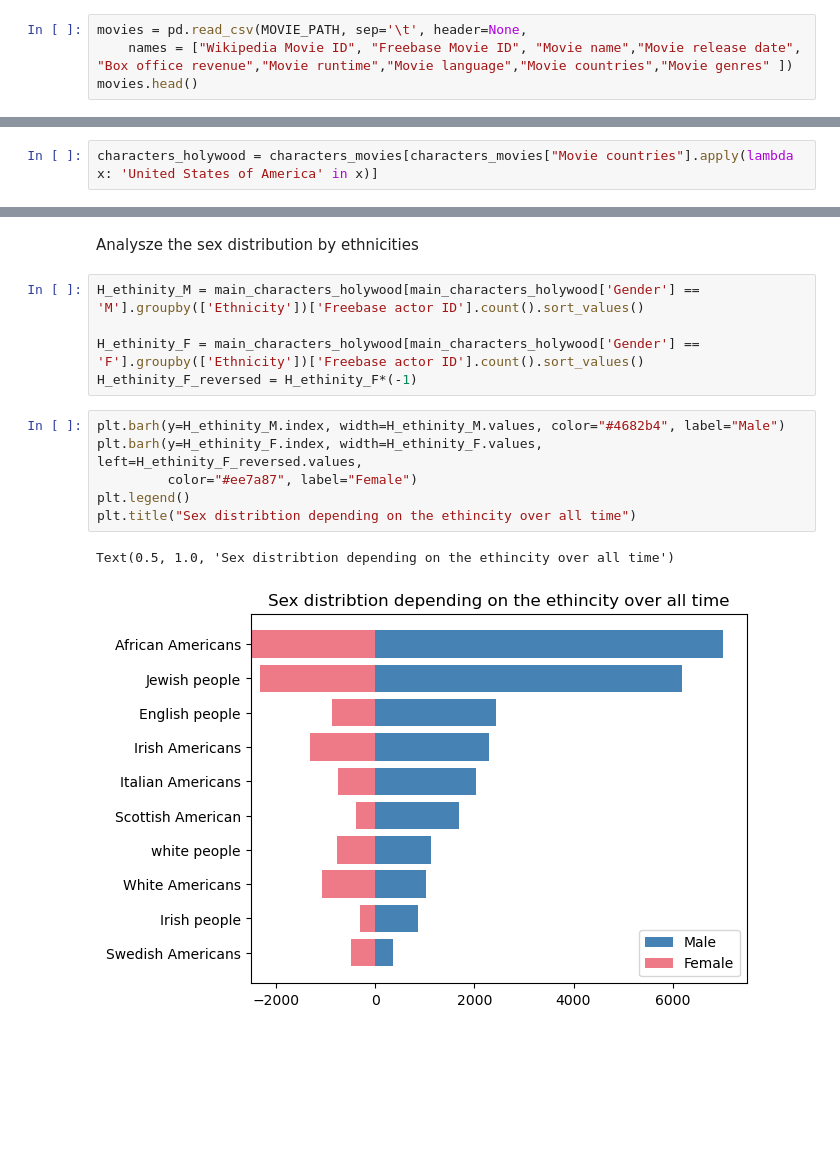
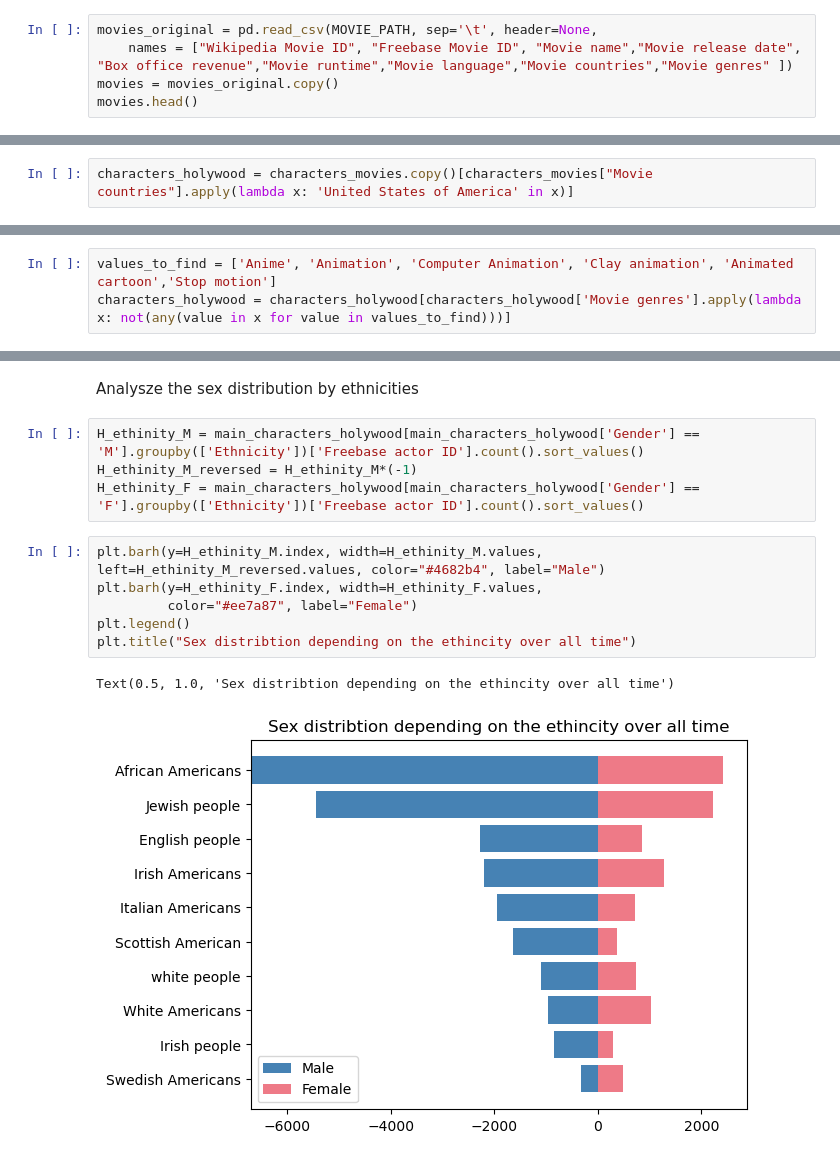
Before and after one commit to epfl-ada/ada-2023-project-draco, a Jupyter notebook: Milstone_project2.ipynb, the cells around one changed output, grey strips where cells are left out. Cells and saved outputs as stored; diff of their text form; blank space fills up the shorter version.

Commit message:
Did some corrections on the previous code. Removed animations. Added Pyramid plots. Updated the Distribution of ethnicity of actor for better visualization

```diff
--- a/Milstone_project2.ipynb
+++ b/Milstone_project2.ipynb
@@ -65,8 +68,9 @@ characters.head()
 # %% [markdown]
 Next, we load the movie dataset. This is essential as we plan to merge the character dataframe with the movie dataframe, creating a comprehensive dataframe that encompasses all character-related information.
 # %%
-movies = pd.read_csv(MOVIE_PATH, sep='\t', header=None,
+movies_original = pd.read_csv(MOVIE_PATH, sep='\t', header=None,
     names = ["Wikipedia Movie ID", "Freebase Movie ID", "Movie name","Movie release date", "Box office revenue","Movie runtime","Movie language","Movie countries","Movie genres" ])
+movies = movies_original.copy()
 movies.head()
 # %% [output]
 |  | Wikipedia Movie ID | Freebase Movie ID | Movie name | Movie release date | Box office revenue | ... |
@@ -123,6 +127,6 @@ We've noticed that many characters are portrayed by Indian actors. For our proje
 
 Let's narrow down our selection to include only Hollywood or American characters, meaning those characters that appear in American movies
 # %%
-characters_holywood = characters_movies[characters_movies["Movie countries"].apply(lambda x: 'United States of America' in x)]
+characters_holywood = characters_movies.copy()[characters_movies["Movie countries"].apply(lambda x: 'United States of America' in x)]
 # %% [markdown]
 Plus we should also remove the actor that have only played in animation, as they're probably voice actors
@@ -131,3 +140,6 @@ Plus we should also remove the actor that have only played in animation, as they
+# %%
+values_to_find = ['Anime', 'Animation', 'Computer Animation', 'Clay animation', 'Animated cartoon','Stop motion']
+characters_holywood = characters_holywood[characters_holywood['Movie genres'].apply(lambda x: not(any(value in x for value in values_to_find)))]
 # %% [markdown]
 By grouping the data by ethnicities, let's analyse what are the main ethnicties of Hollywoodian actors
 # %%
@@ -157,18 +168,17 @@ Text(0, 0.5, 'Number of actors')
 Analysze the sex distribution by ethnicities
 # %%
 H_ethinity_M = main_characters_holywood[main_characters_holywood['Gender'] == 'M'].groupby(['Ethnicity'])['Freebase actor ID'].count().sort_values()
-
+H_ethinity_M_reversed = H_ethinity_M*(-1)
 H_ethinity_F = main_characters_holywood[main_characters_holywood['Gender'] == 'F'].groupby(['Ethnicity'])['Freebase actor ID'].count().sort_values()
-H_ethinity_F_reversed = H_ethinity_F*(-1)
 # %%
-plt.barh(y=H_ethinity_M.index, width=H_ethinity_M.values, color="#4682b4", label="Male")
-plt.barh(y=H_ethinity_F.index, width=H_ethinity_F.values, left=H_ethinity_F_reversed.values,
+plt.barh(y=H_ethinity_M.index, width=H_ethinity_M.values, left=H_ethinity_M_reversed.values, color="#4682b4", label="Male")
+plt.barh(y=H_ethinity_F.index, width=H_ethinity_F.values,
          color="#ee7a87", label="Female")
 plt.legend()
 plt.title("Sex distribtion depending on the ethincity over all time")
 # %% [output]
 Text(0.5, 1.0, 'Sex distribtion depending on the ethincity over all time')
-[figure, old version]
+[figure, new version]
 # %%
 plt.figure(figsize=(20,10))
 sns.histplot(data=main_characters_holywood,x='Movie release year',hue='Ethnicity',multiple='fill',stat='probability')
```
Also changed, not shown: parts of 17 cells of this notebook.
